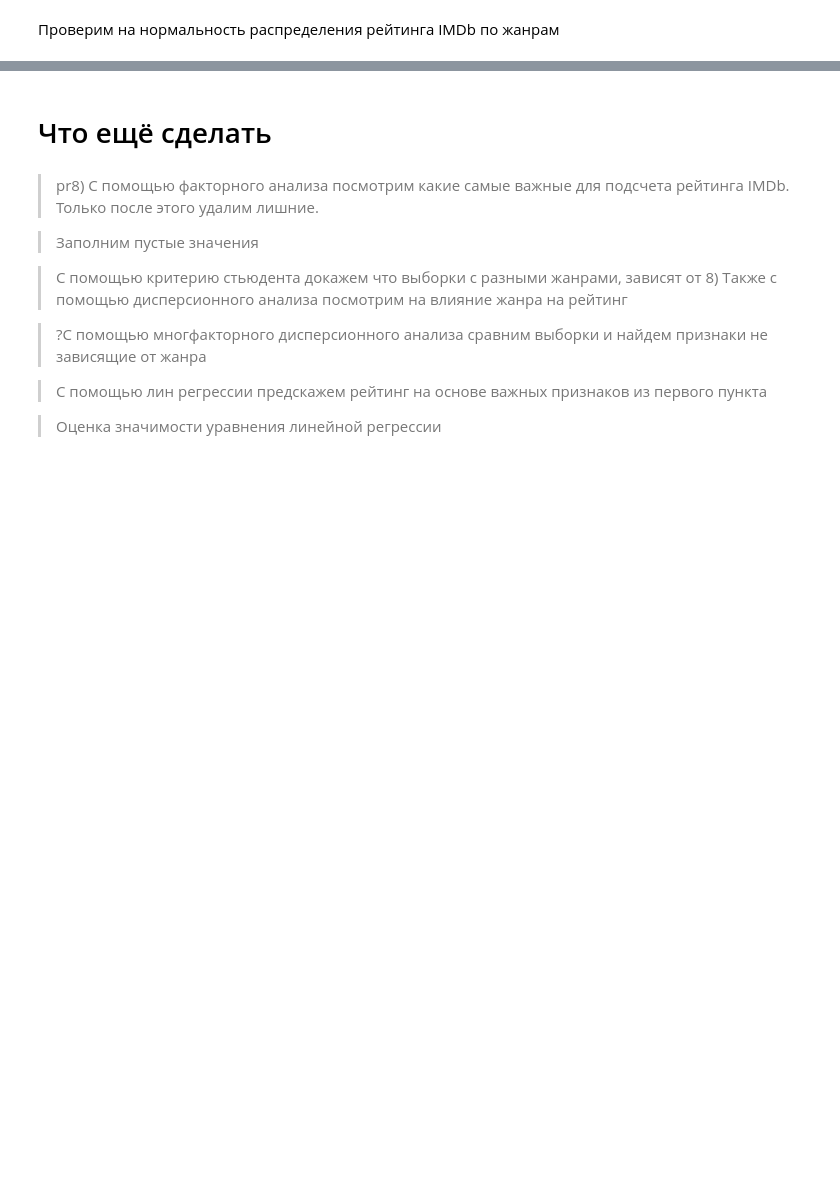
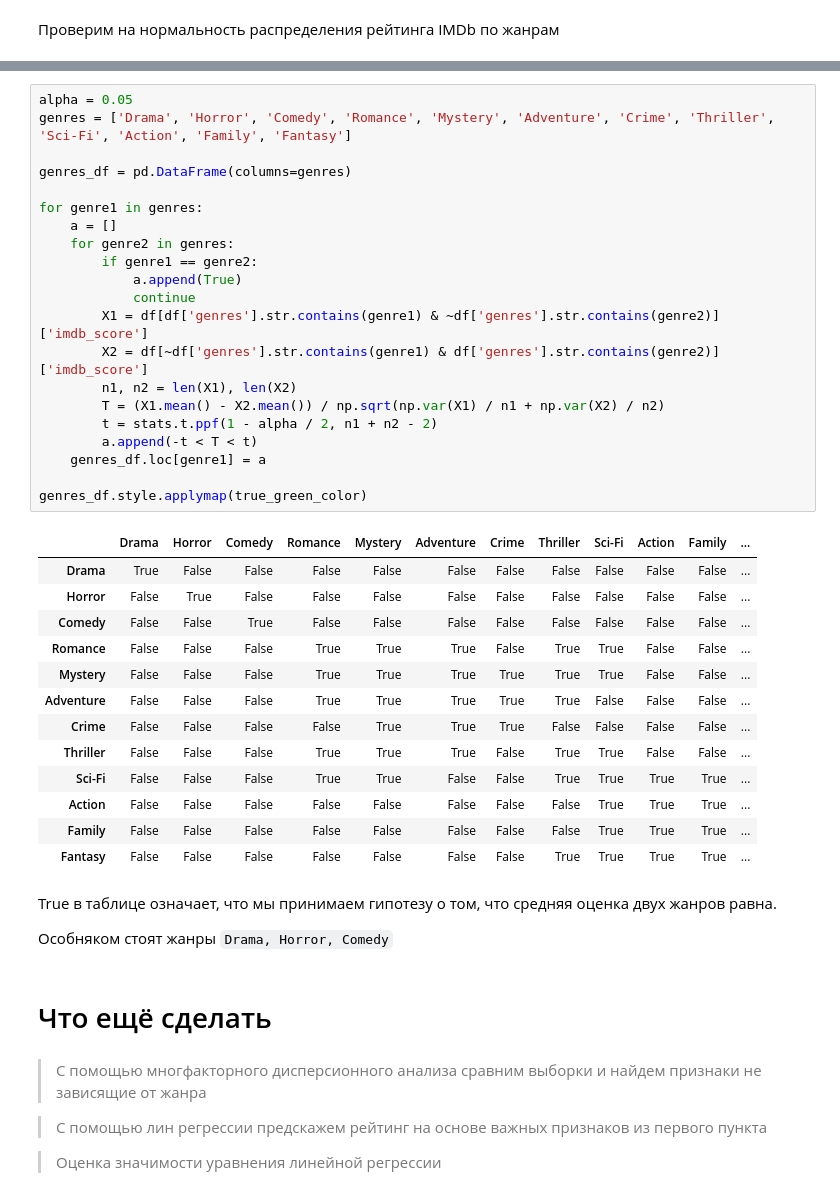
Before and after one commit to xrustle/GB_Math, a Jupyter notebook: Statistics/project_imdb_genres.ipynb, the cells around one changed output, grey strips where cells are left out. Saved outputs shown, nothing was run; the diff lists cells and outputs as text; blank space fills up the shorter version.

```diff
--- a/Statistics/project_imdb_genres.ipynb
+++ b/Statistics/project_imdb_genres.ipynb
@@ -109,14 +97,46 @@ genres_df.sort_values(by=['mean'], ascending=False)
+# %%
+alpha = 0.05
+genres = ['Drama', 'Horror', 'Comedy', 'Romance', 'Mystery', 'Adventure', 'Crime', 'Thriller', 'Sci-Fi', 'Action', 'Family', 'Fantasy']
+
+genres_df = pd.DataFrame(columns=genres)
+
+for genre1 in genres:
+    a = []
+    for genre2 in genres:
+        if genre1 == genre2:
+            a.append(True)
+            continue
+        X1 = df[df['genres'].str.contains(genre1) & ~df['genres'].str.contains(genre2)]['imdb_score']
+        X2 = df[~df['genres'].str.contains(genre1) & df['genres'].str.contains(genre2)]['imdb_score']
+        n1, n2 = len(X1), len(X2)
+        T = (X1.mean() - X2.mean()) / np.sqrt(np.var(X1) / n1 + np.var(X2) / n2)
+        t = stats.t.ppf(1 - alpha / 2, n1 + n2 - 2)
+        a.append(-t < T < t)
+    genres_df.loc[genre1] = a
+
+genres_df.style.applymap(true_green_color)
+# %% [output]
+|  | Drama | Horror | Comedy | Romance | Mystery | Adventure | Crime | Thriller | Sci-Fi | Action | Family | ... |
+| Drama | True | False | False | False | False | False | False | False | False | False | False | ... |
+| Horror | False | True | False | False | False | False | False | False | False | False | False | ... |
+| Comedy | False | False | True | False | False | False | False | False | False | False | False | ... |
+| Romance | False | False | False | True | True | True | False | True | True | False | False | ... |
+| Mystery | False | False | False | True | True | True | True | True | True | False | False | ... |
+| Adventure | False | False | False | True | True | True | True | True | False | False | False | ... |
+| Crime | False | False | False | False | True | True | True | False | False | False | False | ... |
+| Thriller | False | False | False | True | True | True | False | True | True | False | False | ... |
+| Sci-Fi | False | False | False | True | True | False | False | True | True | True | True | ... |
+| Action | False | False | False | False | False | False | False | False | True | True | True | ... |
+| Family | False | False | False | False | False | False | False | False | True | True | True | ... |
+| Fantasy | False | False | False | False | False | False | False | True | True | True | True | ... |
+# %% [markdown]
+True в таблице означает, что мы принимаем гипотезу о том, что средняя оценка двух жанров равна.
+
+Особняком стоят жанры `Drama, Horror, Comedy`
 # %% [markdown]
 # Что ещё сделать
 # %% [markdown]
->pr8) С помощью факторного анализа посмотрим какие самые важные для подсчета рейтинга IMDb. Только после этого удалим лишние.
-
->Заполним пустые значения
-
->С помощью критерию стьюдента докажем что выборки с разными жанрами, зависят от
->8) Также с помощью дисперсионного анализа посмотрим на влияние жанра на рейтинг
-
->?С помощью многфакторного дисперсионного анализа сравним выборки и найдем признаки не зависящие от жанра
+>С помощью многфакторного дисперсионного анализа сравним выборки и найдем признаки не зависящие от жанра
 
 >С помощью лин регрессии предскажем рейтинг на основе важных признаков из первого пункта
 
```
Also changed, not shown: parts of 8 cells of this notebook.
